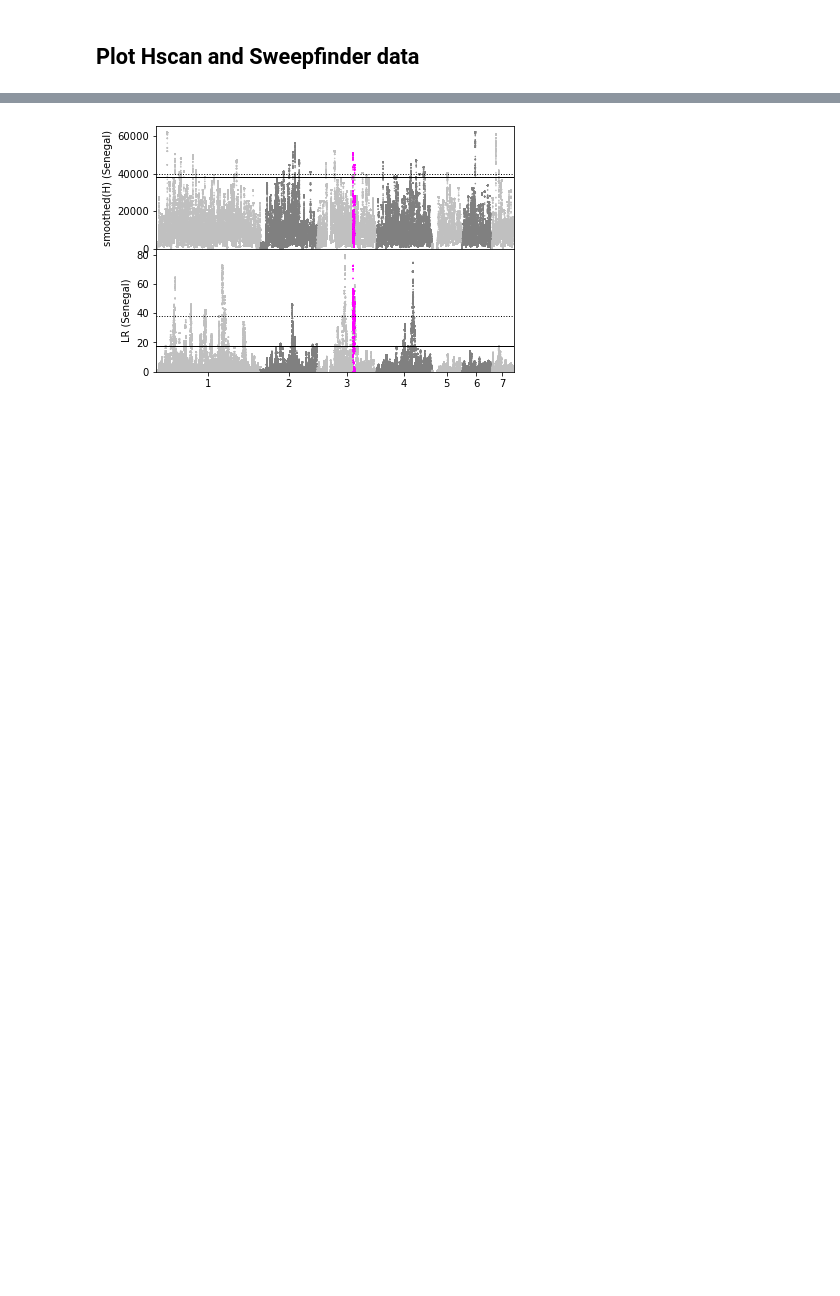
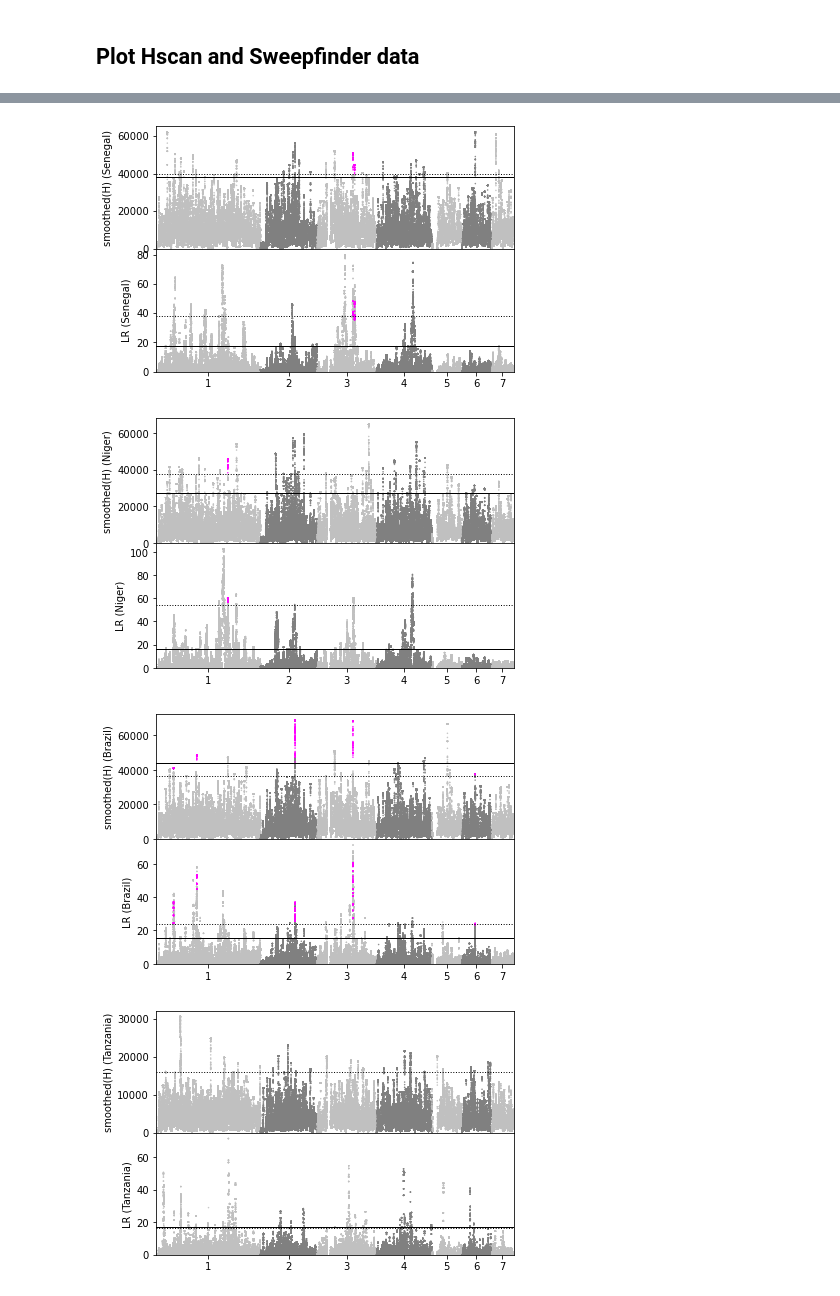
Before and after one commit to nealplatt/sch_man_nwinvasion, a Jupyter notebook: notebooks/reconciling_selection.ipynb, the cells around one changed output, grey strips where cells are left out. Drawn from its saved outputs; the diff is of its cells as text; code cells hidden in the pictures; blank space fills up the shorter version.

Commit message:
completed figure and peak.bed

```diff
--- a/notebooks/reconciling_selection.ipynb
+++ b/notebooks/reconciling_selection.ipynb
@@ -940,6 +941,6 @@ for pop in ["senegal", "niger", "tanzania", "brazil"]:
                 if float(lr) > max_lr[pop]:
                     max_lr[pop]=float(lr)
 
-    outline="{} max(H)={} max(LR)={}".format(pop, max_h[pop], max_lr[pop])
+    outline="{} h_max={} lr_max={}".format(pop, max_h[pop], max_lr[pop])
     print(outline)
 # %% [output]
@@ -1047,7 +1172,7 @@ for pop in ["senegal", "niger", "brazil", "tanzania"]:
 
     #individual points need to be merged (i.e. points that overlap or are within 1Mb of each other)
     sig_snp_trees=defaultdict(lambda: IntervalTree())
-    buffer=1_000_000
+    buffer=1_00_00
 
     #to start, go through all of the snps that meet the significance threshold and add them to an
     # interval tree with 1Mb on both sides (as a buffer)
@@ -1075,7 +1200,7 @@ for pop in ["senegal", "niger", "brazil", "tanzania"]:
     ##########################################################################
     #now we need to find all "non-neutral snps"
     non_neutral_trees=defaultdict(lambda: IntervalTree())
-    non_neutral_df  =df.loc[ (df["smoothed_h"]>max_h[pop]) | (df["lr"]>max_lr[pop]) ]
+    non_neutral_df   =df.loc[ (df["smoothed_h"]>max_h[pop]) | (df["lr"]>max_lr[pop]) ]
 
     for index, row in non_neutral_df.iterrows():
         non_neutral_trees[row.chrom][row.pos-buffer: row.pos+buffer+1 ] = "non_neutral"
@@ -1121,6 +1246,7 @@ for pop in ["senegal", "niger", "brazil", "tanzania"]:
     df["color"]="black"
     for index, row in df.iterrows():
         if peaks_of_selection[row["chrom"]].at(row["pos"]):
+           # if ( row["h"]> max_h[pop] )
         #if (peaks[row["chrom"]].at(row["pos"])) or (non_neutral_peaks[row["chrom"]].at(row["pos"])):
         #        if ( peaks[row["chrom"]].at(row["pos"]) ) #and ( row["h"]> max_h[pop] ) and ( row["lr"]> max_lr[pop] ):
             df.at[index, "color"]= sig_color
@@ -1144,31 +1270,34 @@ for pop in ["senegal", "niger", "brazil", "tanzania"]:
     #set axes
     axs[0].set_xlim((0,scanned_size))
     axs[0].set_ylim((0,max(df['smoothed_h']*1.05)))
     axs[1].set_ylim((0,max(df['lr']*1.05)))
 
     plt.setp(axs, xticks=ticks, xticklabels=tick_lbls)
     axs[0].set(ylabel="smoothed(H) ({})".format(pop.title()))
     axs[1].set(ylabel="LR ({})".format(pop.title()))
     axs[0].ticklabel_format(axis='y', style='sci')
 
     #draw lines at...
     #...the max simulated value
     axs[0].axhline(y=max_h[pop],  color="black", linewidth=1)
     axs[1].axhline(y=max_lr[pop], color="black", linewidth=1)
 
     #...the 99th percentile
     axs[0].axhline(y=np.percentile(df['smoothed_h'],  percentile*100), linestyle=":",  color="black", linewidth=1)
     axs[1].axhline(y=np.percentile(df['lr'], percentile*100), linestyle=":", color="black", linewidth=1)
 
     #set the title
     #title="{}".format(pop.title())
     #fig.suptitle(title)
 
     #plt.text(df['fig_x_pos'][-1:], -np.log10(2.056684e-05), 'FDR=0.01', horizontalalignment='right')
 
     plt.tight_layout()
     fig.savefig("results/selection_peaks/{}_selection.png".format(pop), dpi=300)
     plt.show()
     plt.close()
 # %% [output]
-[figure, old version]
+[figure, new version]
+[figure, added]
+[figure, added]
+[figure, added]
```
Also changed, not shown: parts of 7 cells of this notebook.
